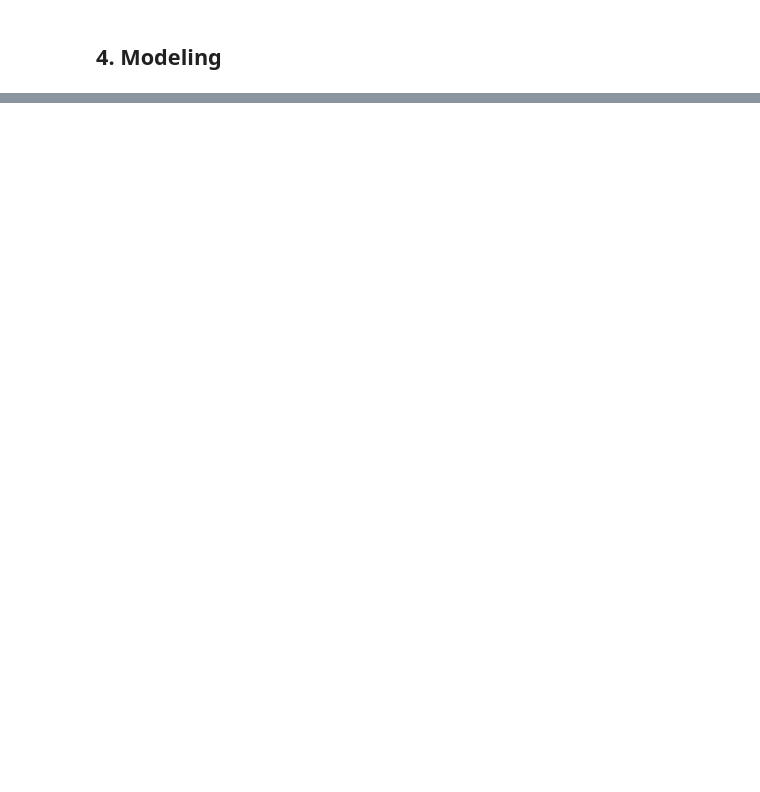
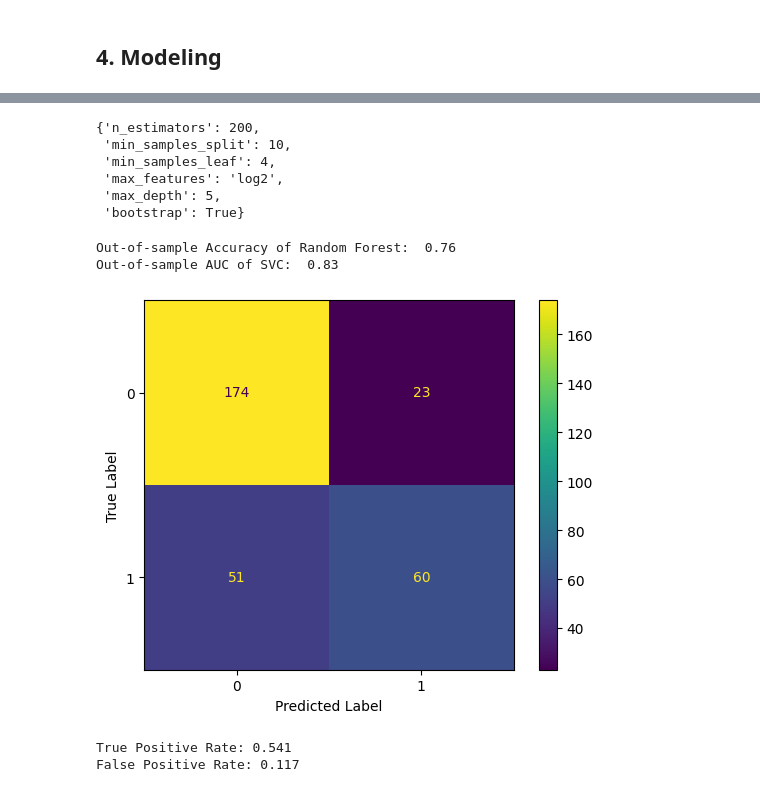
Before and after one commit to Taweilo/diabetes-prediction, a Jupyter notebook: Code_Diabetes_Prediction.ipynb, the cells around one changed output, grey strips where cells are left out. Saved outputs shown, nothing was run; the diff lists cells and outputs as text; code cells hidden in the pictures; blank space fills up the shorter version.

```diff
--- a/Code_Diabetes_Prediction.ipynb
+++ b/Code_Diabetes_Prediction.ipynb
@@ -319,0 +275,53 @@ display(df_summary.sort_values(by=['AUC test'], ascending=False))
+# %%
+rf_grid.best_params_
+# %% [output]
+{'n_estimators': 200,
+ 'min_samples_split': 10,
+ 'min_samples_leaf': 4,
+ 'max_features': 'log2',
+ 'max_depth': 5,
+ 'bootstrap': True}
+# %%
+y_pred=rf_grid.predict(X_test)
+y_proba_rf = rf_grid.predict_proba(X_test)[:, 1]
+
+rfca_accuracy = round(accuracy_score(y_test, y_pred),3)
+rfca_auc = round(roc_auc_score(y_test, y_proba_rf), 2)
+
+print("Out-of-sample Accuracy of Random Forest: ", rfca_accuracy)
+print("Out-of-sample AUC of SVC: ", rfca_auc)
+# %% [output]
+Out-of-sample Accuracy of Random Forest:  0.76
+Out-of-sample AUC of SVC:  0.83
+# %%
+rfca_cm = confusion_matrix(y_test, y_pred)
+
+# Create a ConfusionMatrixDisplay object and plot the confusion matrix
+disp = ConfusionMatrixDisplay(confusion_matrix=rfca_cm)
+disp.plot()
+
+# Add axis labels and title
+plt.xlabel('Predicted Label')
+plt.ylabel('True Label')
+#plt.title('Confusion Matrix for RandomForestClassifier Model')
+
+# Show the plot
+plt.show()
+# %% [output]
+[figure, added]
+# %%
+# Confusion matrix values
+TP = rfca_cm[1, 1]
+FP = rfca_cm[0, 1]
+TN = rfca_cm[0, 0]
+FN = rfca_cm[1, 0]
+
+# Calculate true positive rate (TPR) and false positive rate (FPR)
+TPR = TP / (TP + FN)
+FPR = FP / (FP + TN)
+
+print("True Positive Rate:", round(TPR,3))
+print("False Positive Rate:",round(FPR,3))
+# %% [output]
+True Positive Rate: 0.541
+False Positive Rate: 0.117
```
Also changed, not shown: parts of 15 cells of this notebook.
